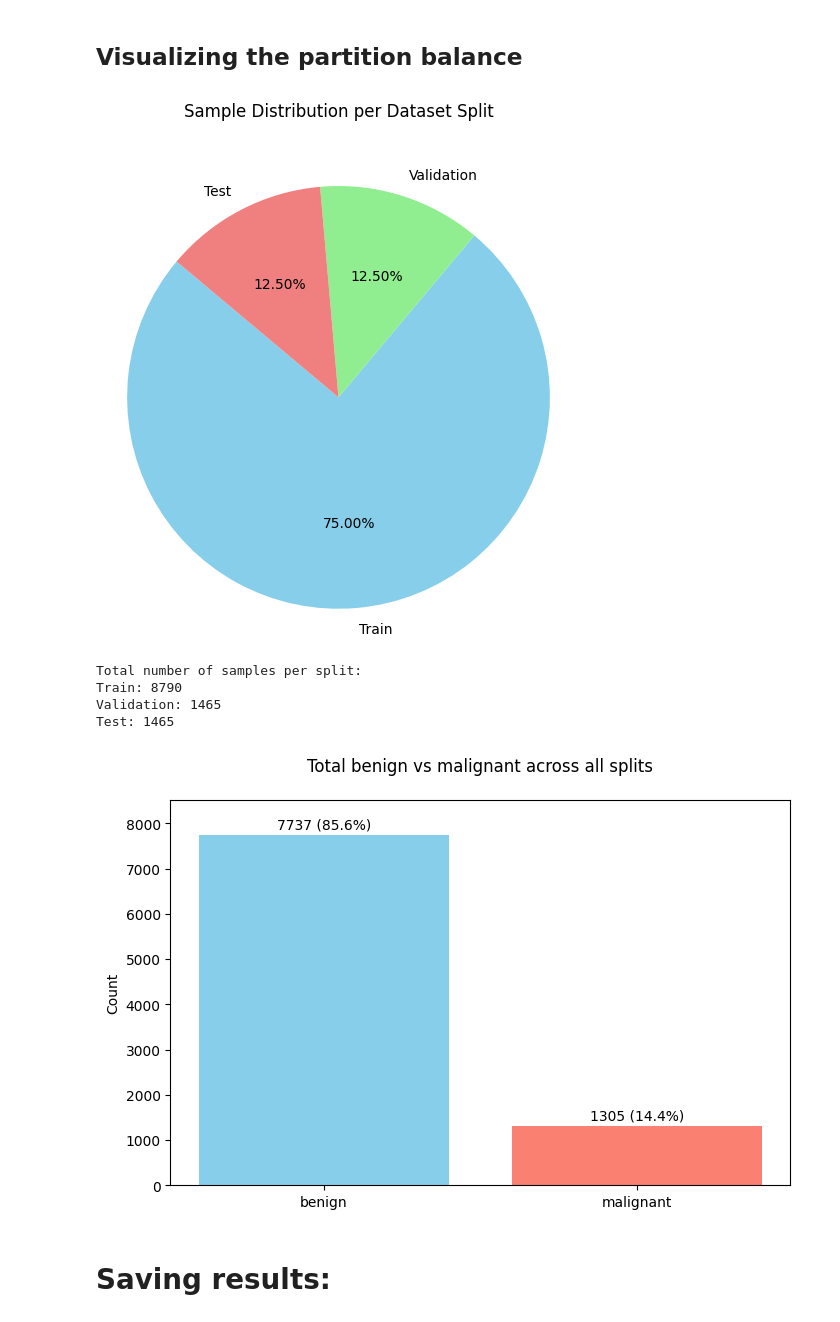
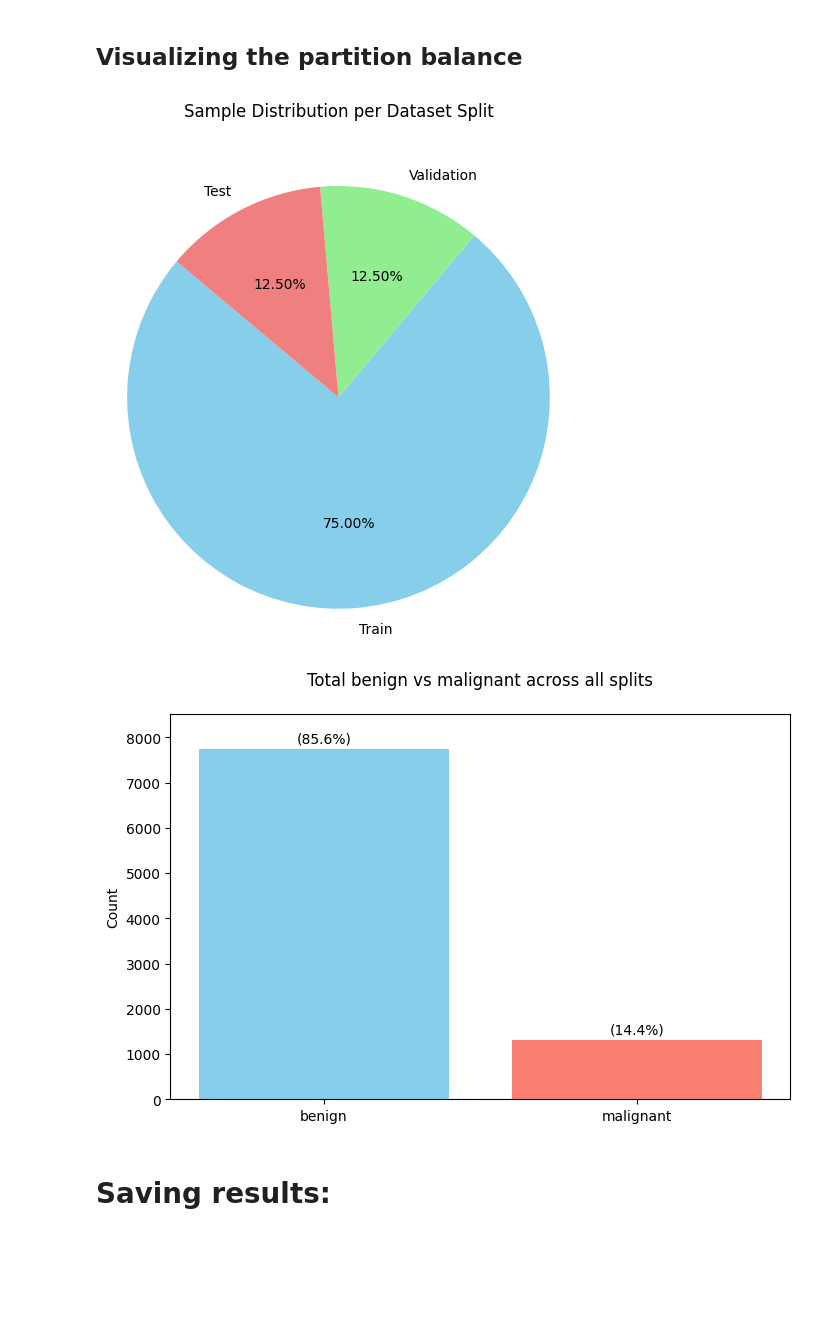
Before and after one commit to TIC-13/derm-bench, a Jupyter notebook: notebooks/ham.ipynb, the cells around one changed output. Cells and saved outputs as stored; diff of their text form; code cells hidden in the pictures; blank space fills up the shorter version.

```diff
--- a/notebooks/ham.ipynb
+++ b/notebooks/ham.ipynb
@@ -85,41 +85,32 @@ plt.pie(
 plt.title('Sample Distribution per Dataset Split\n\n')
 plt.axis('equal')
 plt.show()
-
-print("\nTotal number of samples per split:")
-print(f"Train: {train_count}")
-print(f"Validation: {val_count}")
-print(f"Test: {test_count}")
 # %% [output]
 [figure]
-Total number of samples per split:
-Train: 8790
-Validation: 1465
-Test: 1465
 # %%
 total_counts = train_counts.add(val_counts, fill_value=0).add(test_counts, fill_value=0).astype(int)
 total_percentages = (total_counts / total_counts.sum()) * 100
 
 labels = total_counts.index.tolist()
 counts = total_counts.values
 percentages = total_percentages.values
 
 plt.figure(figsize=(8, 5))
 bars = plt.bar(labels, counts, color=['skyblue', 'salmon'])
 
 plt.ylim(0, max(counts) * 1.1)
 
 for bar, count, pct in zip(bars, counts, percentages):
     height = bar.get_height()
     plt.text(bar.get_x() + bar.get_width()/2, height + max(counts)*0.01,
-             f"{count} ({pct:.1f}%)",
+             f"({pct:.1f}%)",
              ha='center', va='bottom', fontsize=10)
 
 plt.title("Total benign vs malignant across all splits\n")
 plt.ylabel("Count")
 plt.show()
 # %% [output]
-[figure, old version]
+[figure, new version]
 # %% [markdown]
 # Saving results:
 # %%
```
Also changed, not shown: parts of 2 cells of this notebook, 12 other files.
